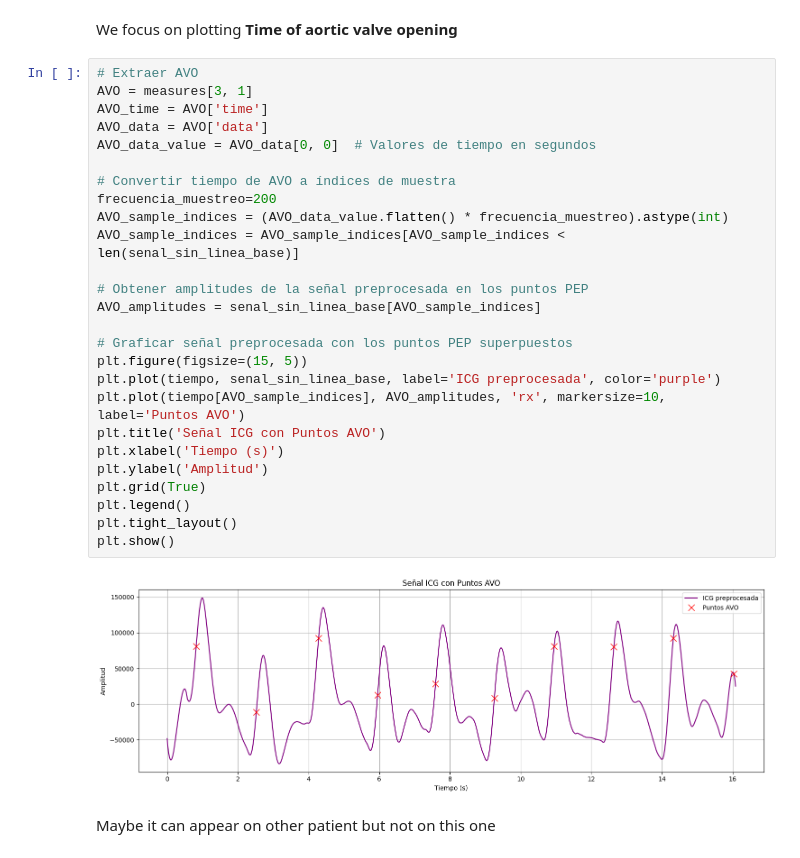
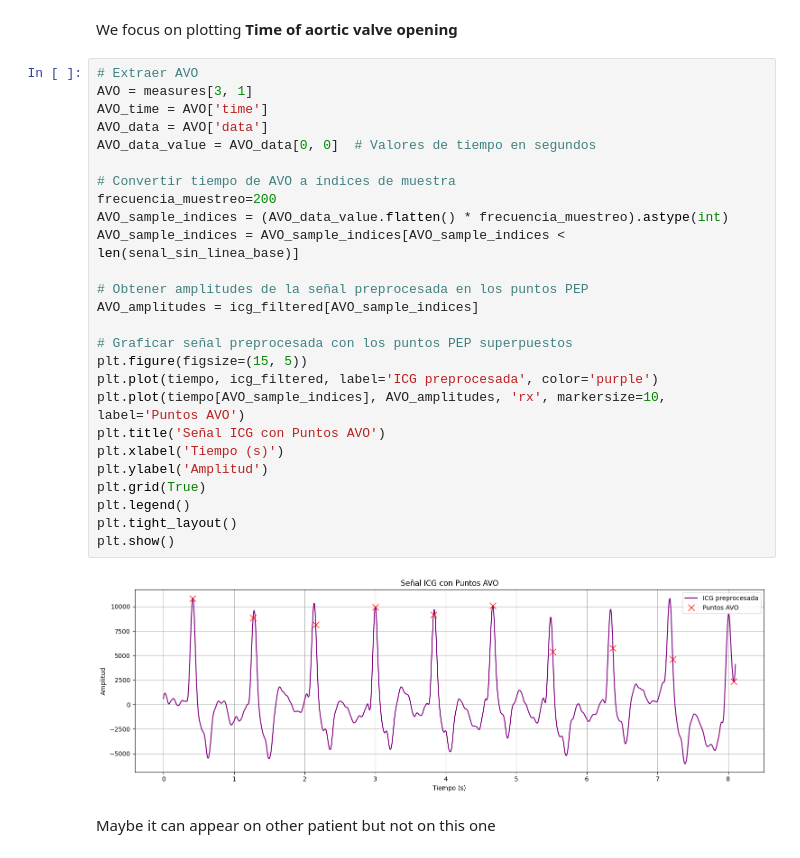
Before and after one commit to eduardo-illueca/icg-project, a Jupyter notebook: Maria_HeartCycle_FILTEREDDATA.ipynb, the cells around one changed output. Cells and saved outputs as stored; diff of their text form.

```diff
--- a/Maria_HeartCycle_FILTEREDDATA.ipynb
+++ b/Maria_HeartCycle_FILTEREDDATA.ipynb
@@ -297,31 +101,31 @@ We focus on plotting **Time of aortic valve opening**
 # %%
 # Extraer AVO
 AVO = measures[3, 1]
 AVO_time = AVO['time']
 AVO_data = AVO['data']
 AVO_data_value = AVO_data[0, 0]  # Valores de tiempo en segundos
 
 # Convertir tiempo de AVO a índices de muestra
 frecuencia_muestreo=200
 AVO_sample_indices = (AVO_data_value.flatten() * frecuencia_muestreo).astype(int)
 AVO_sample_indices = AVO_sample_indices[AVO_sample_indices < len(senal_sin_linea_base)]
 
 # Obtener amplitudes de la señal preprocesada en los puntos PEP
-AVO_amplitudes = senal_sin_linea_base[AVO_sample_indices]
+AVO_amplitudes = icg_filtered[AVO_sample_indices]
 
 # Graficar señal preprocesada con los puntos PEP superpuestos
 plt.figure(figsize=(15, 5))
-plt.plot(tiempo, senal_sin_linea_base, label='ICG preprocesada', color='purple')
+plt.plot(tiempo, icg_filtered, label='ICG preprocesada', color='purple')
 plt.plot(tiempo[AVO_sample_indices], AVO_amplitudes, 'rx', markersize=10, label='Puntos AVO')
 plt.title('Señal ICG con Puntos AVO')
 plt.xlabel('Tiempo (s)')
 plt.ylabel('Amplitud')
 plt.grid(True)
 plt.legend()
 plt.tight_layout()
 plt.show()
 # %% [output]
-[figure, old version]
+[figure, new version]
 # %% [markdown]
 Maybe it can appear on other patient but not on this one
 # %% [markdown]
```
Also changed, not shown: parts of 9 cells of this notebook.
